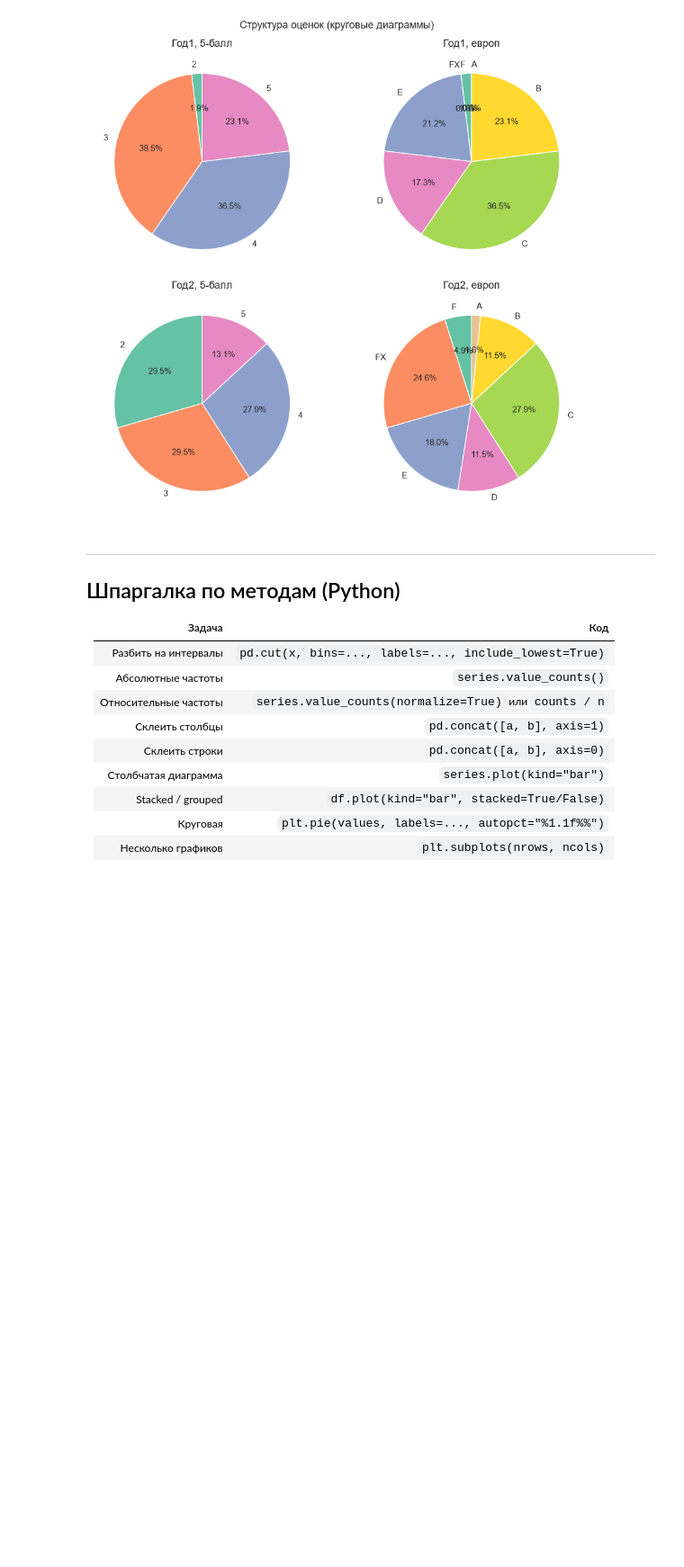
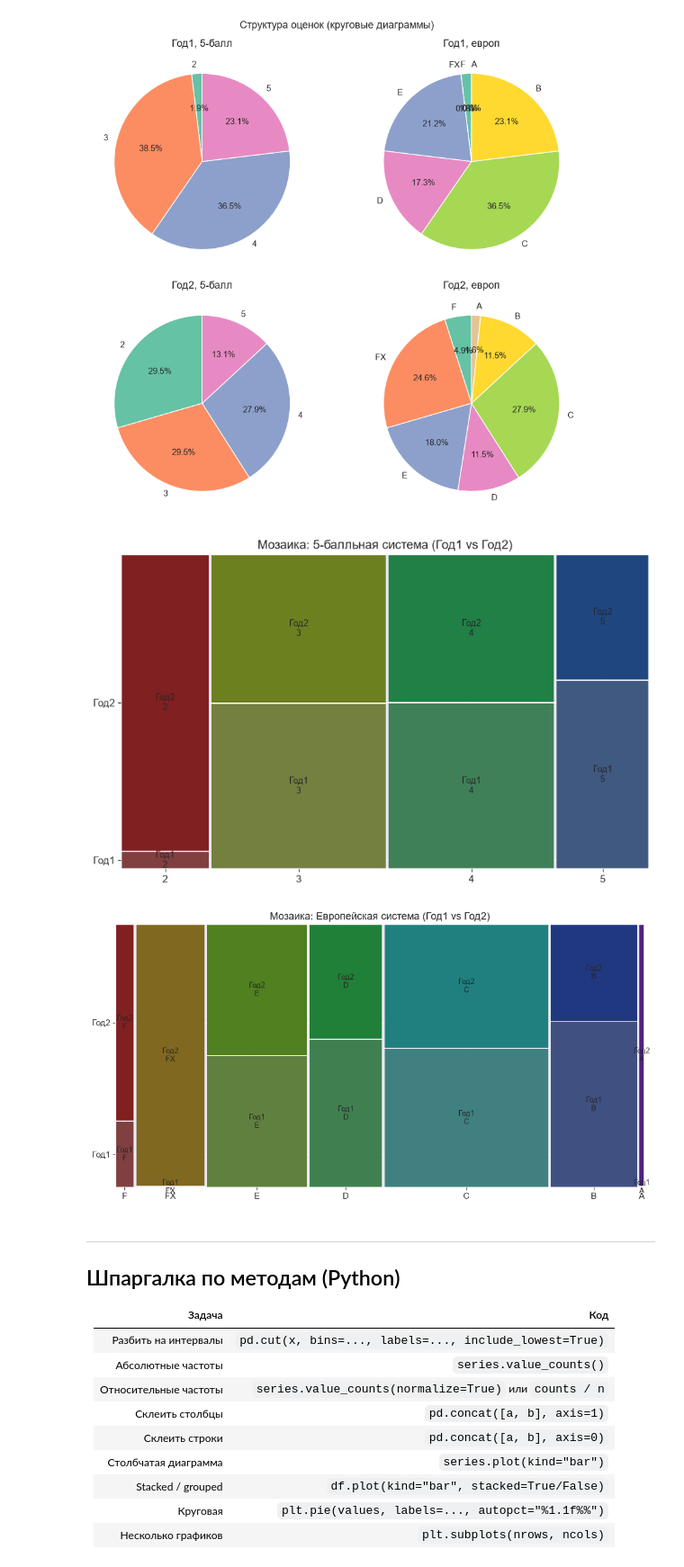
Before and after one commit to Qweeckusha/big_data_vvsu, a Jupyter notebook: practices/lab4/Task_04_Frequency_Tables_Python.ipynb, the cells around one changed output. Shown at 90% size. Cells and saved outputs as stored; diff of their text form; code cells hidden in the pictures; blank space fills up the shorter version.

```diff
--- a/practices/lab4/Task_04_Frequency_Tables_Python.ipynb
+++ b/practices/lab4/Task_04_Frequency_Tables_Python.ipynb
@@ -195,6 +196,31 @@ plt.tight_layout()
 plt.show()
 # %% [output]
 [figure]
+# %%
+from statsmodels.graphics.mosaicplot import mosaic
+
+# Матрица1: 5-балльная система (Год1 vs Год2)
+matrix1 = pd.concat([tab1_1, tab2_1], axis=1, keys=["Год1", "Год2"]).fillna(0).astype(int)
+
+# Матрица2: европейская система
+matrix2 = pd.concat([tab1_2, tab2_2], axis=1, keys=["Год1", "Год2"]).fillna(0).astype(int)
+
+# --- Мозаика для матрицы1 ---
+fig, ax = plt.subplots(figsize=(10, 6))
+mosaic(matrix1.stack(), ax=ax,
+       title="Мозаика: 5-балльная система (Год1 vs Год2)",
+       labelizer=lambda k: f"{k[1]}\n{k[0]}")
+plt.show()
+
+# --- Мозаика для матрицы2 ---
+fig, ax = plt.subplots(figsize=(12, 6))
+mosaic(matrix2.stack(), ax=ax,
+       title="Мозаика: Европейская система (Год1 vs Год2)",
+       labelizer=lambda k: f"{k[1]}\n{k[0]}")
+plt.show()
+# %% [output]
+[figure, added]
+[figure, added]
 # %% [markdown]
 ---
 ## Шпаргалка по методам (Python)
```
Also changed, not shown: parts of 1 cell of this notebook.
